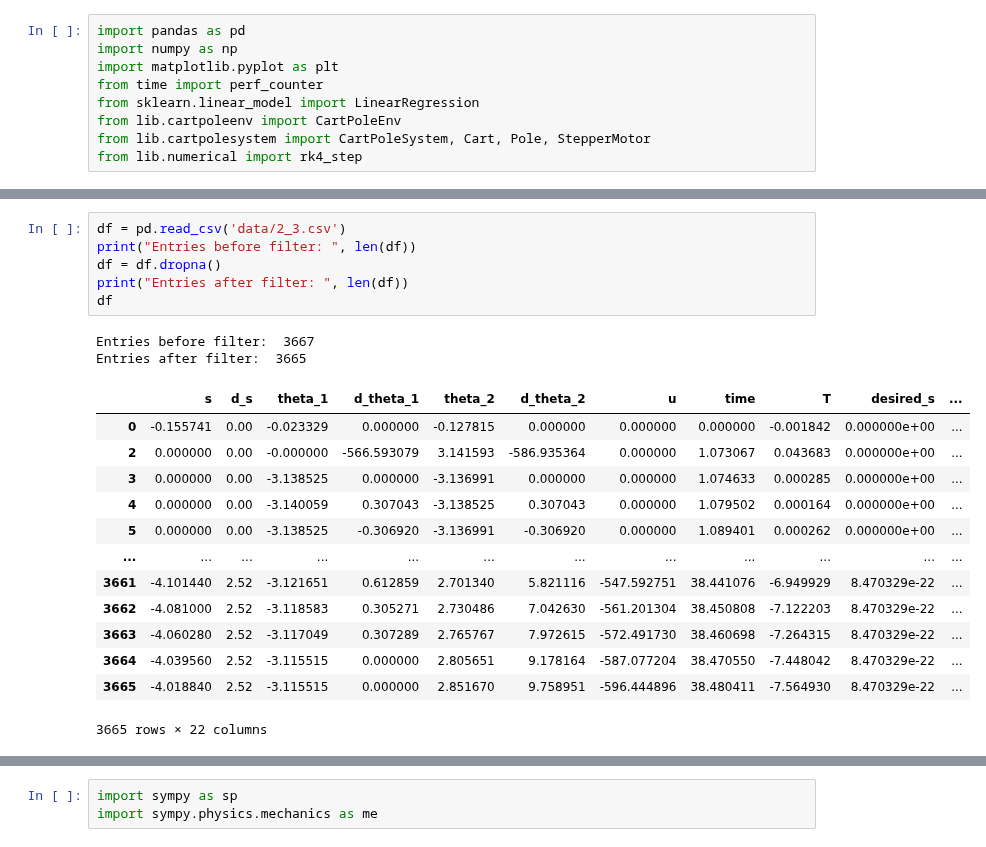
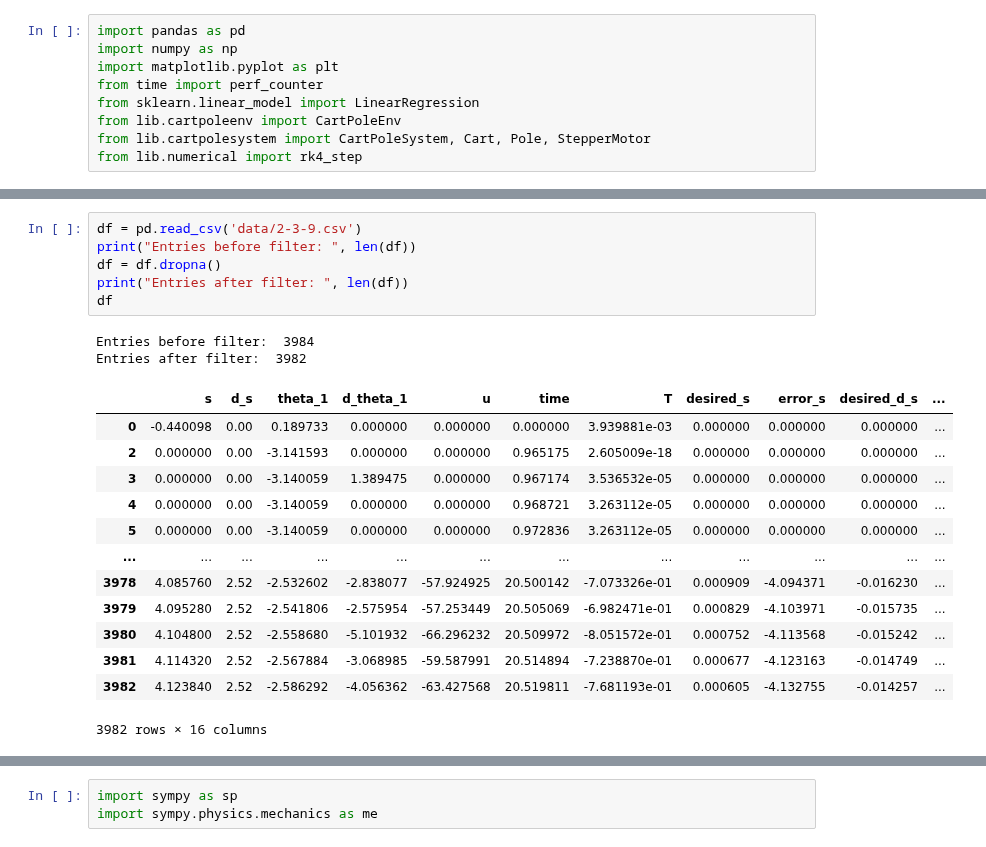
Before and after one commit to sackariaslunman/inverted-pendulum, a Jupyter notebook: src/python/test_linear_regression.ipynb, the cells around one changed output, grey strips where cells are left out. Saved outputs shown, nothing was run; the diff lists cells and outputs as text.

```diff
--- a/src/python/test_linear_regression.ipynb
+++ b/src/python/test_linear_regression.ipynb
@@ -37,25 +45,25 @@ else:
     system.set_equations()
     system.export_equations(path)
 # %%
-df = pd.read_csv('data/2_3.csv')
+df = pd.read_csv('data/2-3-9.csv')
 print("Entries before filter: ", len(df))
 df = df.dropna()
 print("Entries after filter: ", len(df))
 df
 # %% [output]
-Entries before filter:  3667
-Entries after filter:  3665
+Entries before filter:  3984
+Entries after filter:  3982
-|  | s | d_s | theta_1 | d_theta_1 | theta_2 | d_theta_2 | u | time | T | desired_s | ... |
-| 0 | -0.155741 | 0.00 | -0.023329 | 0.000000 | -0.127815 | 0.000000 | 0.000000 | 0.000000 | -0.001842 | 0.000000e+00 | ... |
-| 2 | 0.000000 | 0.00 | -0.000000 | -566.593079 | 3.141593 | -586.935364 | 0.000000 | 1.073067 | 0.043683 | 0.000000e+00 | ... |
-| 3 | 0.000000 | 0.00 | -3.138525 | 0.000000 | -3.136991 | 0.000000 | 0.000000 | 1.074633 | 0.000285 | 0.000000e+00 | ... |
-| 4 | 0.000000 | 0.00 | -3.140059 | 0.307043 | -3.138525 | 0.307043 | 0.000000 | 1.079502 | 0.000164 | 0.000000e+00 | ... |
-| 5 | 0.000000 | 0.00 | -3.138525 | -0.306920 | -3.136991 | -0.306920 | 0.000000 | 1.089401 | 0.000262 | 0.000000e+00 | ... |
+|  | s | d_s | theta_1 | d_theta_1 | u | time | T | desired_s | error_s | desired_d_s | ... |
+| 0 | -0.440098 | 0.00 | 0.189733 | 0.000000 | 0.000000 | 0.000000 | 3.939881e-03 | 0.000000 | 0.000000 | 0.000000 | ... |
+| 2 | 0.000000 | 0.00 | -3.141593 | 0.000000 | 0.000000 | 0.965175 | 2.605009e-18 | 0.000000 | 0.000000 | 0.000000 | ... |
+| 3 | 0.000000 | 0.00 | -3.140059 | 1.389475 | 0.000000 | 0.967174 | 3.536532e-05 | 0.000000 | 0.000000 | 0.000000 | ... |
+| 4 | 0.000000 | 0.00 | -3.140059 | 0.000000 | 0.000000 | 0.968721 | 3.263112e-05 | 0.000000 | 0.000000 | 0.000000 | ... |
+| 5 | 0.000000 | 0.00 | -3.140059 | 0.000000 | 0.000000 | 0.972836 | 3.263112e-05 | 0.000000 | 0.000000 | 0.000000 | ... |
 | ... | ... | ... | ... | ... | ... | ... | ... | ... | ... | ... | ... |
-| 3661 | -4.101440 | 2.52 | -3.121651 | 0.612859 | 2.701340 | 5.821116 | -547.592751 | 38.441076 | -6.949929 | 8.470329e-22 | ... |
-| 3662 | -4.081000 | 2.52 | -3.118583 | 0.305271 | 2.730486 | 7.042630 | -561.201304 | 38.450808 | -7.122203 | 8.470329e-22 | ... |
-| 3663 | -4.060280 | 2.52 | -3.117049 | 0.307289 | 2.765767 | 7.972615 | -572.491730 | 38.460698 | -7.264315 | 8.470329e-22 | ... |
-| 3664 | -4.039560 | 2.52 | -3.115515 | 0.000000 | 2.805651 | 9.178164 | -587.077204 | 38.470550 | -7.448042 | 8.470329e-22 | ... |
-| 3665 | -4.018840 | 2.52 | -3.115515 | 0.000000 | 2.851670 | 9.758951 | -596.444896 | 38.480411 | -7.564930 | 8.470329e-22 | ... |
+| 3978 | 4.085760 | 2.52 | -2.532602 | -2.838077 | -57.924925 | 20.500142 | -7.073326e-01 | 0.000909 | -4.094371 | -0.016230 | ... |
+| 3979 | 4.095280 | 2.52 | -2.541806 | -2.575954 | -57.253449 | 20.505069 | -6.982471e-01 | 0.000829 | -4.103971 | -0.015735 | ... |
+| 3980 | 4.104800 | 2.52 | -2.558680 | -5.101932 | -66.296232 | 20.509972 | -8.051572e-01 | 0.000752 | -4.113568 | -0.015242 | ... |
+| 3981 | 4.114320 | 2.52 | -2.567884 | -3.068985 | -59.587991 | 20.514894 | -7.238870e-01 | 0.000677 | -4.123163 | -0.014749 | ... |
+| 3982 | 4.123840 | 2.52 | -2.586292 | -4.056362 | -63.427568 | 20.519811 | -7.681193e-01 | 0.000605 | -4.132755 | -0.014257 | ... |
-3665 rows × 22 columns
+3982 rows × 16 columns
 # %%
```
Also changed, not shown: parts of 3 cells of this notebook, 59 other files.
